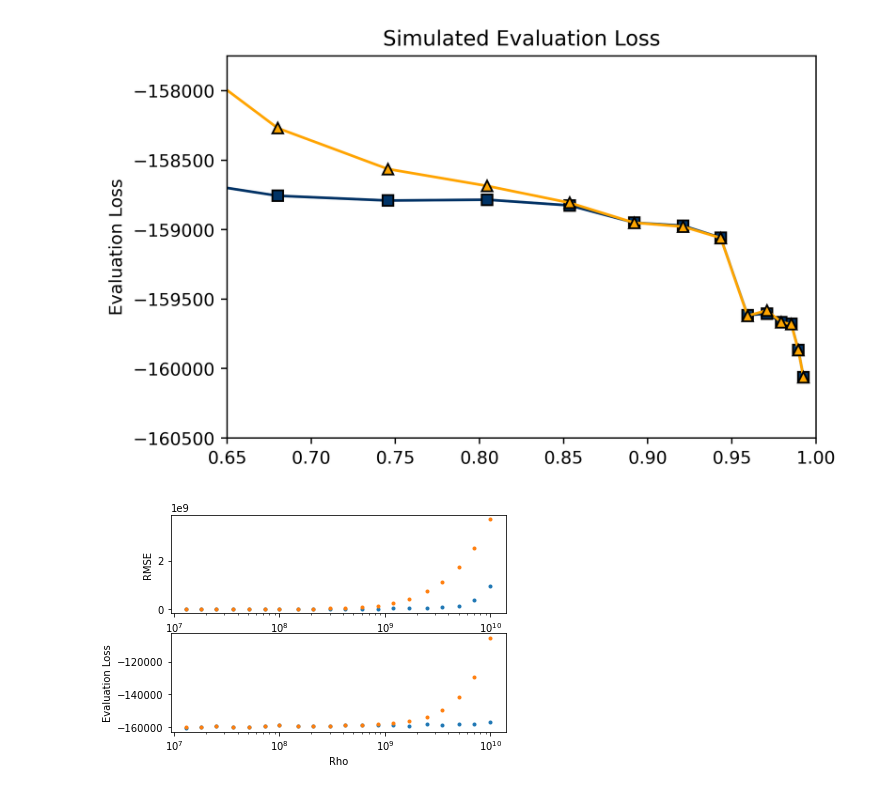
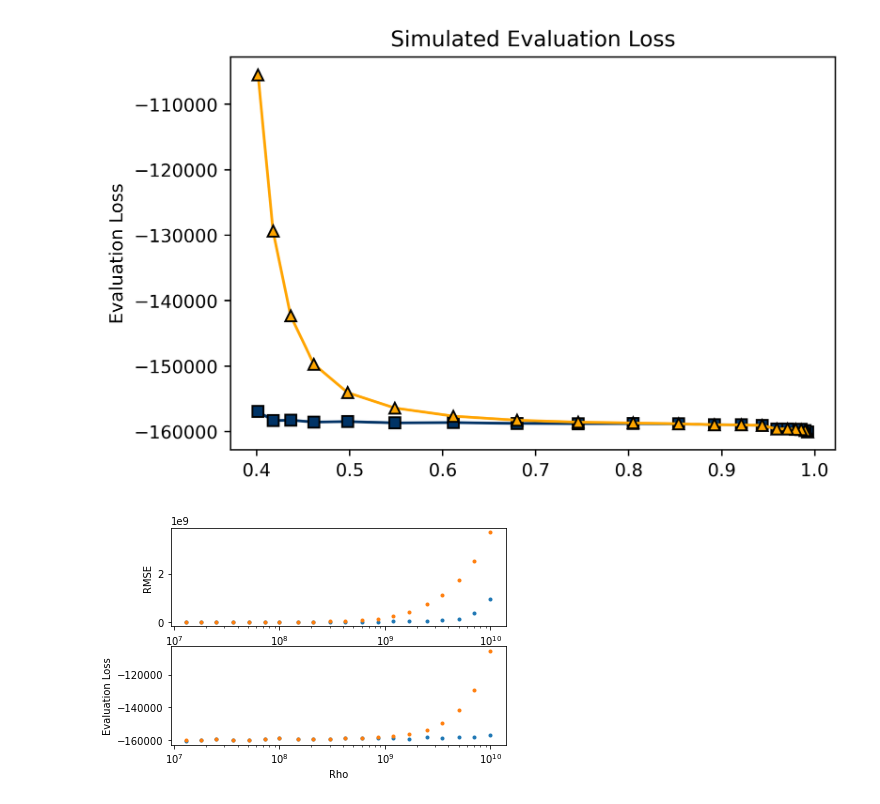
Before and after one commit to gkirchhoff32/ARSENL_backscatter_experiments, a Jupyter notebook: scripts/plot_eval_loss.ipynb, the cells around one changed output. Drawn from its saved outputs; the diff is of its cells as text; code cells hidden in the pictures.

```diff
--- a/scripts/plot_eval_loss.ipynb
+++ b/scripts/plot_eval_loss.ipynb
@@ -12,7 +12,8 @@ import matplotlib as mpl
 mpl.rcParams.update({"figure.facecolor": "white"})
 # %%
 use_sim_data = True
-use_rmse = False
+use_rmse = True
+plot_rmse_vs_eval = True
 # %%
 home = str(Path.home())
 load_dir = home + r'\OneDrive - UCB-O365\ARSENL\Experiments\SPCM\evaluation_loss'
@@ -90,3 +91,18 @@ if use_sim_data:
     else:
         eval_loss_dtime = eval_loss_dtime[sort_idx]
         eval_loss_pois = eval_loss_pois[sort_idx]
+    if plot_rmse_vs_eval:
+        RMSE_dtime_mono_lst = RMSE_dtime_lst
+        RMSE_pois_mono_lst = RMSE_pois_lst
+        eval_loss_mono_dtime = eval_loss_dtime[sort_idx]
+        eval_loss_mono_pois = eval_loss_pois[sort_idx]
+# %%
+if plot_rmse_vs_eval:
+    fig = plt.figure(dpi=400)
+    ax = fig.add_subplot(111)
+    skip_num = 5
+    ax.plot(RMSE_dtime_mono_lst[skip_num:], eval_loss_mono_dtime[skip_num:])
+    ax.set_xlabel('RMSE')
+    ax.set_ylabel('Evaluation Loss')
+    plt.xscale('log')
+    plt.show()
@@ -110,36 +128,36 @@ if use_sim_data:
         ax.set_ylabel('Evaluation Loss')
         ax.set_title('Simulated Evaluation Loss')
 #     ax.set_xlabel('Peak Arrival Rate')
 #     ax.set_xlabel('Active Fraction')
 else:
     transmit_factor = 10**(-OD)
     atten_factor = 1-transmit_factor
 
     skip_num = 0
     ax.plot(percent_active[skip_num:], eval_loss_dtime[skip_num:], 's-', color='#003366', markeredgecolor='black', label='Deadtime model')
     ax.plot(percent_active[skip_num:], eval_loss_pois[skip_num:], '^-', color='orange', markeredgecolor='black', label='Poisson model')
 #     ax.set_xlabel('Optical Transmission')
 #     ax.set_xlabel('Active Fraction')
 #     ax.set_ylabel('Evaluation Loss')
 #     ax.set_title('Measurement Evaluation Loss')
 
 # plt.xscale('log')
 # plt.xlim([4e-4, 3.5e-3])
 # plt.ylim([-174500, -173000])
 # plt.xlim([10**7, 2e9])
-plt.ylim([-160500,-157750])
-plt.xlim([0.65, 1])
+# plt.ylim([-160500,-157750])
+# plt.xlim([0.65, 1])
 # plt.ylim([-0.1e8, 0.2e9])
 # plt.ylim([-174500, -173000])
 
 # plt.legend()
 
 save_dir = home + r'/Downloads'
 save_plt_file = r'/eval_loss_comparison.png'
 fig.savefig(save_dir + save_plt_file)
 plt.show()
 # %% [output]
-[figure, old version]
+[figure, new version]
 # %%
 plt.plot(RMSE_dtime_lst, eval_loss_dtime, '.', label='deadtime')
 # plt.plot(RMSE_pois_lst, eval_loss_pois, '.', label='poisson')
```
Also changed, not shown: parts of 2 cells of this notebook, 1 other file.
